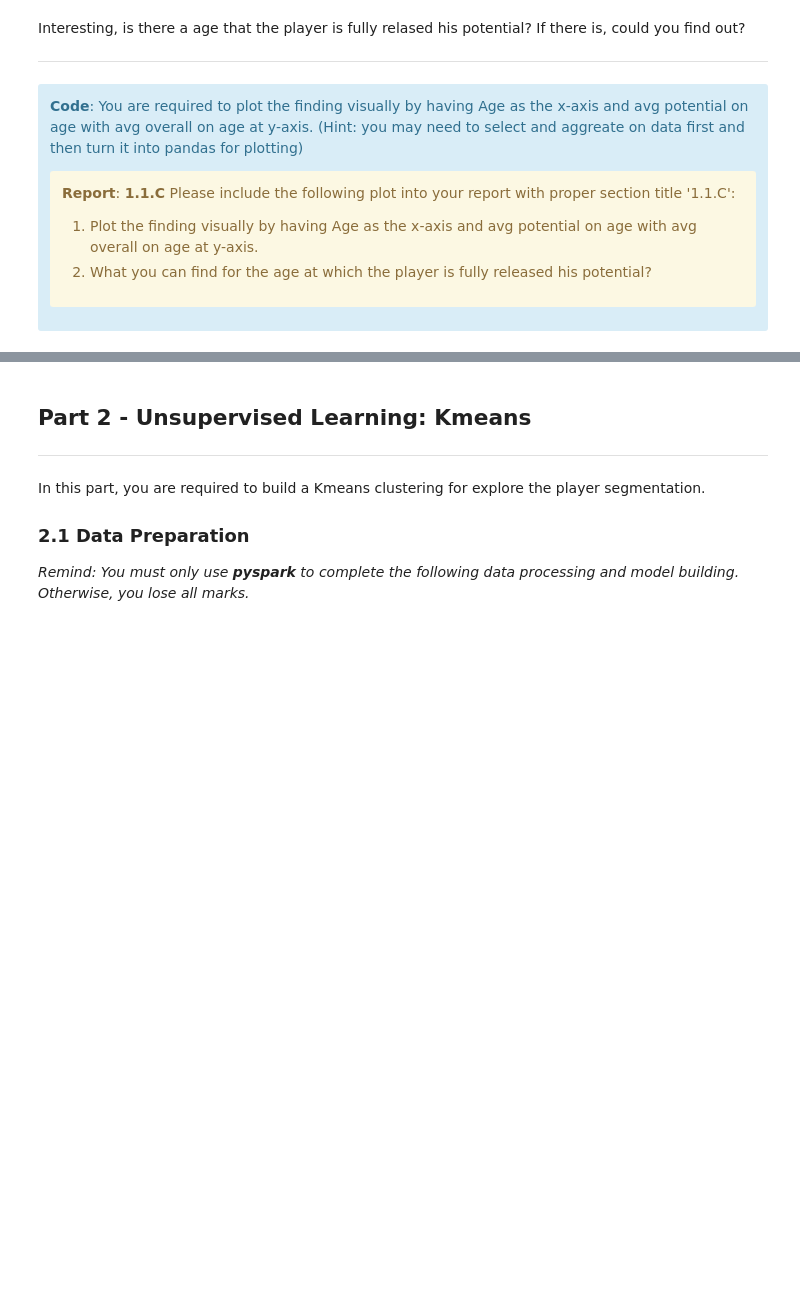
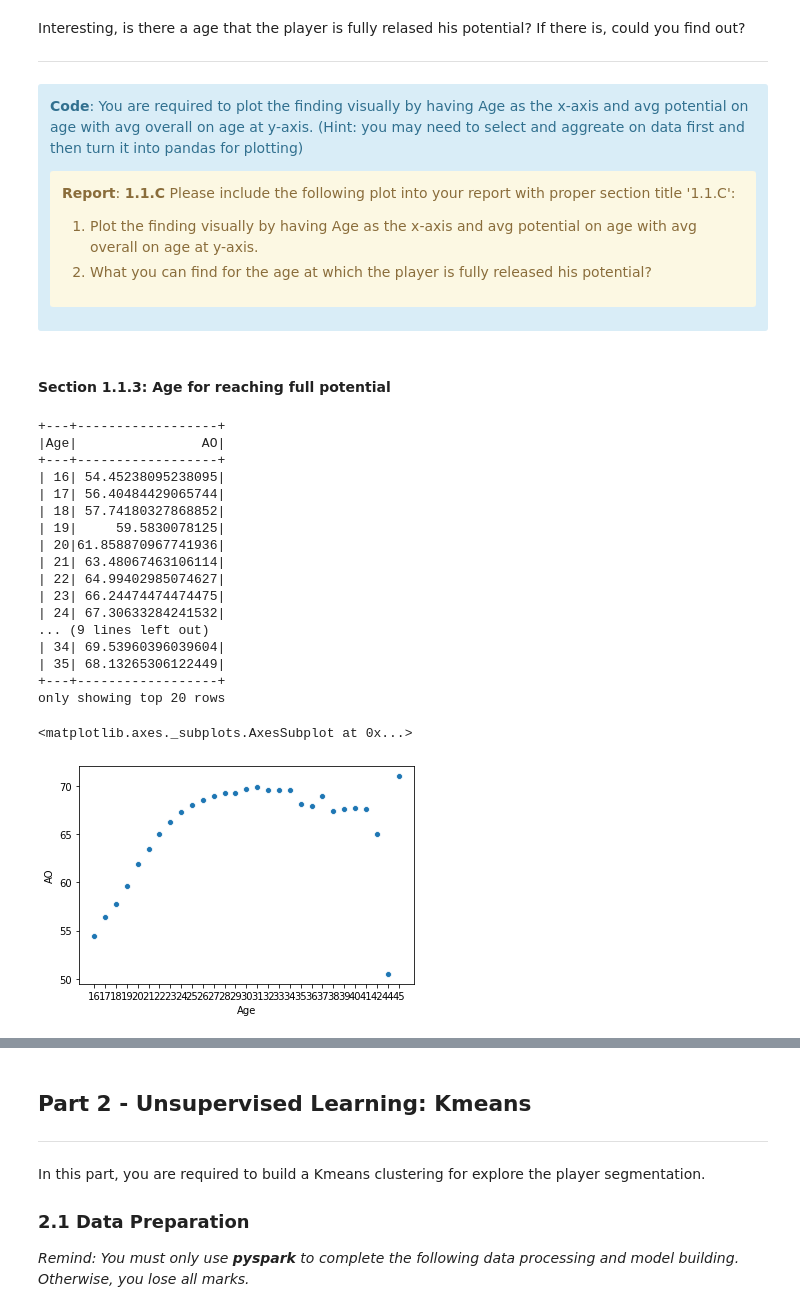
Before and after one commit to urmanml/Portfolio, a Jupyter notebook: PySpark.ipynb, the cells around one changed output, grey strips where cells are left out. Drawn from its saved outputs; the diff is of its cells as text; code cells hidden in the pictures; blank space fills up the shorter version.

```diff
--- a/PySpark.ipynb
+++ b/PySpark.ipynb
@@ -107,4 +95,7 @@ IndexError: list index out of range
 spark = SparkSession.builder.appName('SIT742T2').getOrCreate()
 
 # Your Code
-path= 'E:\PC Backup\Others\fiverr\20200522\Attachment_1590143858.xlsx'
+#from google.colab import files
+#uploaded = files.upload()
+file_path= '2020T2Data.csv'
+df= spark.read.csv(path= file_path, header=True)
@@ -193,0 +326,35 @@ import pandas as pd
+# %% [markdown]
+#### Section 1.1.3: Age for reaching full potential
+# %%
+import matplotlib.pyplot as plt
+import seaborn as sns
+import numpy as np
+import pandas as pd
+
+# Your Code for plot
+df.select('Age', 'Overall').groupby('Age').agg(fn.mean('Overall').alias('AO')).sort('Age').show()
+pdf= df.select('Age', 'Overall').groupby('Age').agg(fn.mean('Overall').alias('AO')).sort('Age').toPandas()
+
+#pdf is a pandas dataframe
+
+sns.scatterplot(data= pdf, x= "Age", y= "AO")
+# %% [output]
++---+------------------+
+|Age|                AO|
++---+------------------+
+| 16| 54.45238095238095|
+| 17| 56.40484429065744|
+| 18| 57.74180327868852|
+| 19|     59.5830078125|
+| 20|61.858870967741936|
+| 21| 63.48067463106114|
+| 22| 64.99402985074627|
+| 23| 66.24474474474475|
+| 24| 67.30633284241532|
+... (9 lines left out)
+| 34| 69.53960396039604|
+| 35| 68.13265306122449|
++---+------------------+
+only showing top 20 rows
+<matplotlib.axes._subplots.AxesSubplot at 0x...>
+[figure, added]
```
Also changed, not shown: parts of 85 cells of this notebook, 1 other file.
